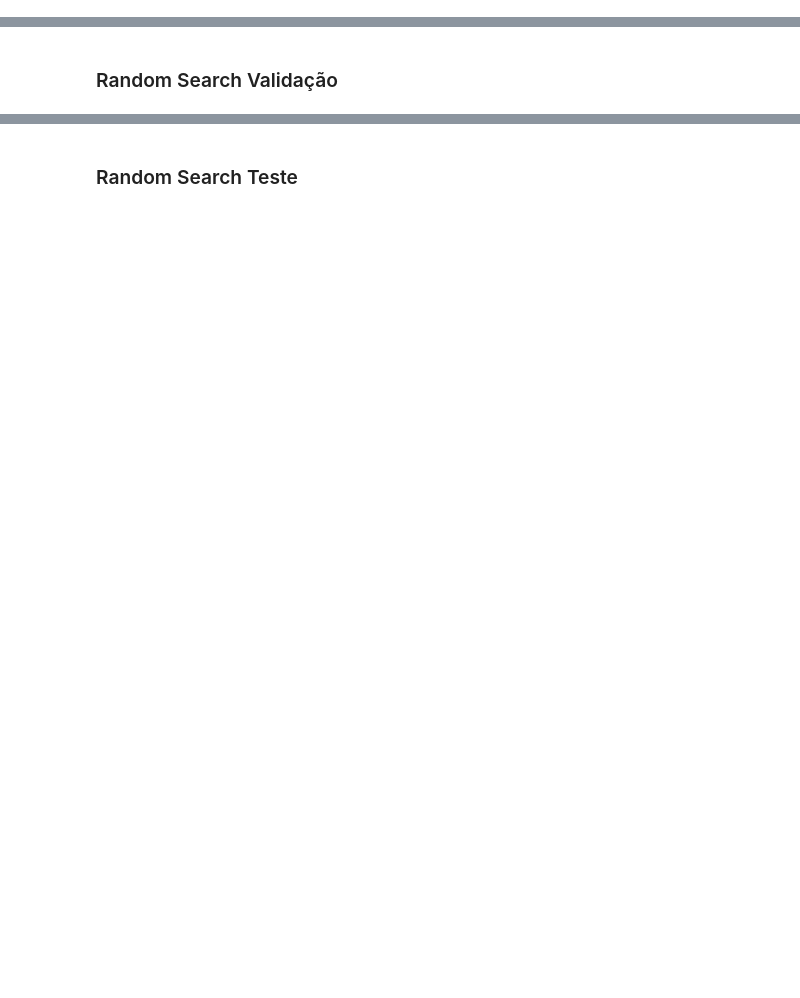
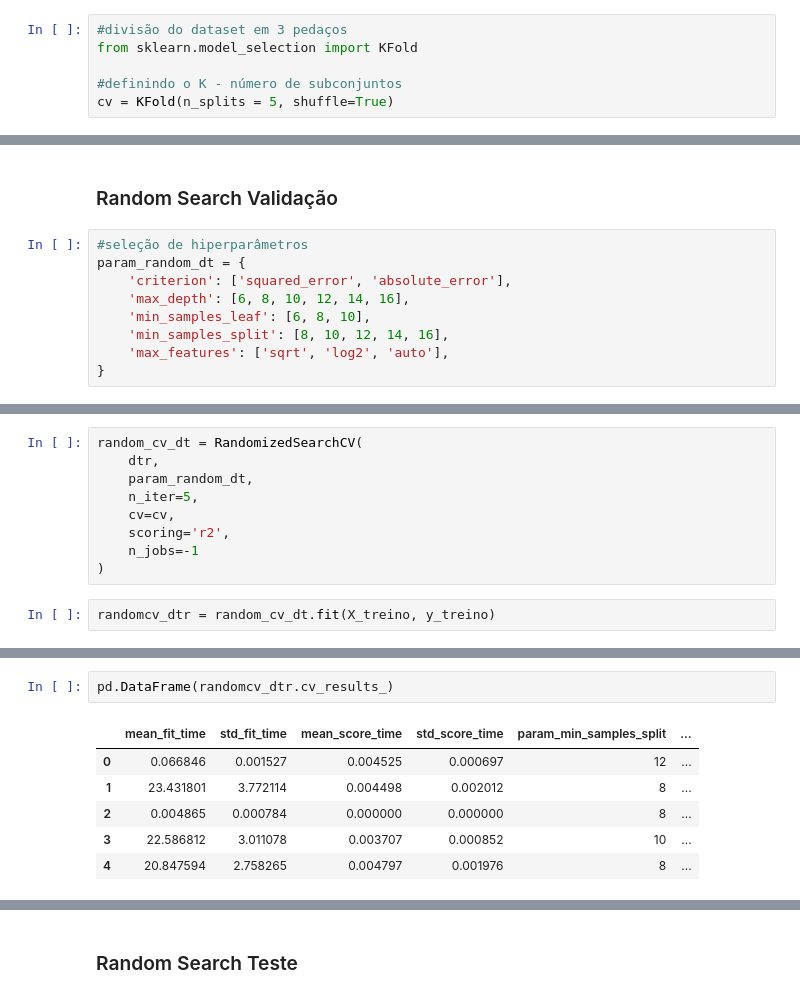
Before and after one commit to Maryvictor/precos_imoveis_ml, a Jupyter notebook: Projeto_Regressao_Alura.ipynb, the cells around one changed output, grey strips where cells are left out. Drawn from its saved outputs; the diff is of its cells as text; blank space fills up the shorter version.

```diff
--- a/Projeto_Regressao_Alura.ipynb
+++ b/Projeto_Regressao_Alura.ipynb
@@ -1354,5 +1417,11 @@ Os parâmetros são praticamente os mesmos entre o `DecisionTreeRegressor()` e o
 * Imagem no artigo sobre funcionamento desta busca
 # %% [markdown]
 ## 5.2 - Otimizando a árvore de decisão
+# %%
+#divisão do dataset em 3 pedaços
+from sklearn.model_selection import KFold
+
+#definindo o K - número de subconjuntos
+cv = KFold(n_splits = 5, shuffle=True)
 # %% [markdown]
 ### Cross validation
@@ -1359,2 +1439,11 @@ Os parâmetros são praticamente os mesmos entre o `DecisionTreeRegressor()` e o
 # %% [markdown]
 ### Random Search Validação
+# %%
+#seleção de hiperparâmetros
+param_random_dt = {
+    'criterion': ['squared_error', 'absolute_error'],
+    'max_depth': [6, 8, 10, 12, 14, 16],
+    'min_samples_leaf': [6, 8, 10],
+    'min_samples_split': [8, 10, 12, 14, 16],
+    'max_features': ['sqrt', 'log2', 'auto'],
+}
@@ -1360,0 +1452,11 @@ Os parâmetros são praticamente os mesmos entre o `DecisionTreeRegressor()` e o
+# %%
+random_cv_dt = RandomizedSearchCV(
+    dtr,
+    param_random_dt,
+    n_iter=5,
+    cv=cv,
+    scoring='r2',
+    n_jobs=-1
+)
+# %%
+randomcv_dtr = random_cv_dt.fit(X_treino, y_treino)
@@ -1360,0 +1481,9 @@ Os parâmetros são praticamente os mesmos entre o `DecisionTreeRegressor()` e o
+# %%
+pd.DataFrame(randomcv_dtr.cv_results_)
+# %% [output]
+|  | mean_fit_time | std_fit_time | mean_score_time | std_score_time | param_min_samples_split | ... |
+| 0 | 0.066846 | 0.001527 | 0.004525 | 0.000697 | 12 | ... |
+| 1 | 23.431801 | 3.772114 | 0.004498 | 0.002012 | 8 | ... |
+| 2 | 0.004865 | 0.000784 | 0.000000 | 0.000000 | 8 | ... |
+| 3 | 22.586812 | 3.011078 | 0.003707 | 0.000852 | 10 | ... |
+| 4 | 20.847594 | 2.758265 | 0.004797 | 0.001976 | 8 | ... |
```
Also changed, not shown: parts of 37 cells of this notebook.
